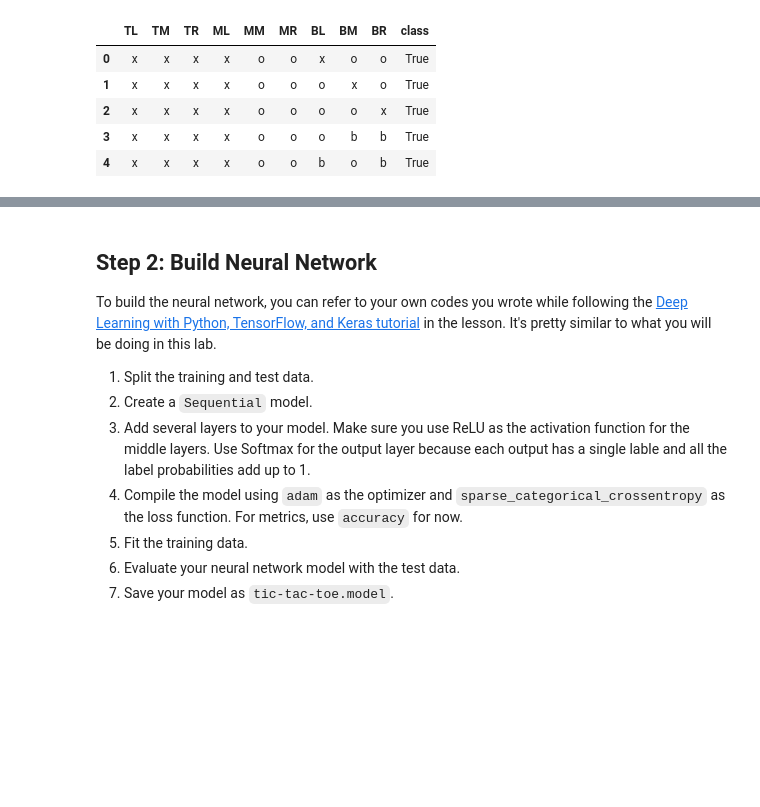
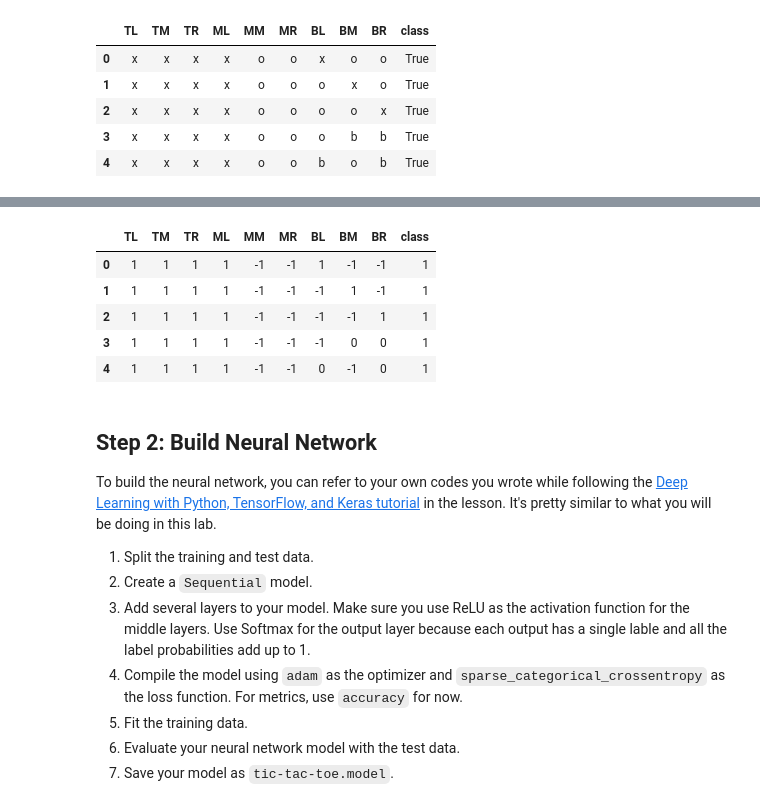
Before and after one commit to HelenaGomezV/lab-neural-networks, a Jupyter notebook: your-code/challenge-1.ipynb, the cells around one changed output, grey strips where cells are left out. Cells and saved outputs as stored; diff of their text form; code cells hidden in the pictures; blank space fills up the shorter version.

```diff
--- a/your-code/challenge-1.ipynb
+++ b/your-code/challenge-1.ipynb
@@ -35,3 +100,25 @@ df.head()
+# %%
+# Convert the categorical values to numeric in all columns
+
+# mapping for board values
+board_mapping = {'x': 1, 'o': -1, 'b': 0}
+
+# apply mapping to the first 9 columns (board positions)
+board_columns = df.columns[:-1]
+df[board_columns] = df[board_columns].replace(board_mapping)
+
+# map class column
+df['class'] = df['class'].astype(int)
+
+# check result
+df.head()
+# %% [output]
+|  | TL | TM | TR | ML | MM | MR | BL | BM | BR | class |
+| 0 | 1 | 1 | 1 | 1 | -1 | -1 | 1 | -1 | -1 | 1 |
+| 1 | 1 | 1 | 1 | 1 | -1 | -1 | -1 | 1 | -1 | 1 |
+| 2 | 1 | 1 | 1 | 1 | -1 | -1 | -1 | -1 | 1 | 1 |
+| 3 | 1 | 1 | 1 | 1 | -1 | -1 | -1 | 0 | 0 | 1 |
+| 4 | 1 | 1 | 1 | 1 | -1 | -1 | 0 | -1 | 0 | 1 |
 # %% [markdown]
 ## Step 2: Build Neural Network
 
```
Also changed, not shown: parts of 7 cells of this notebook.
